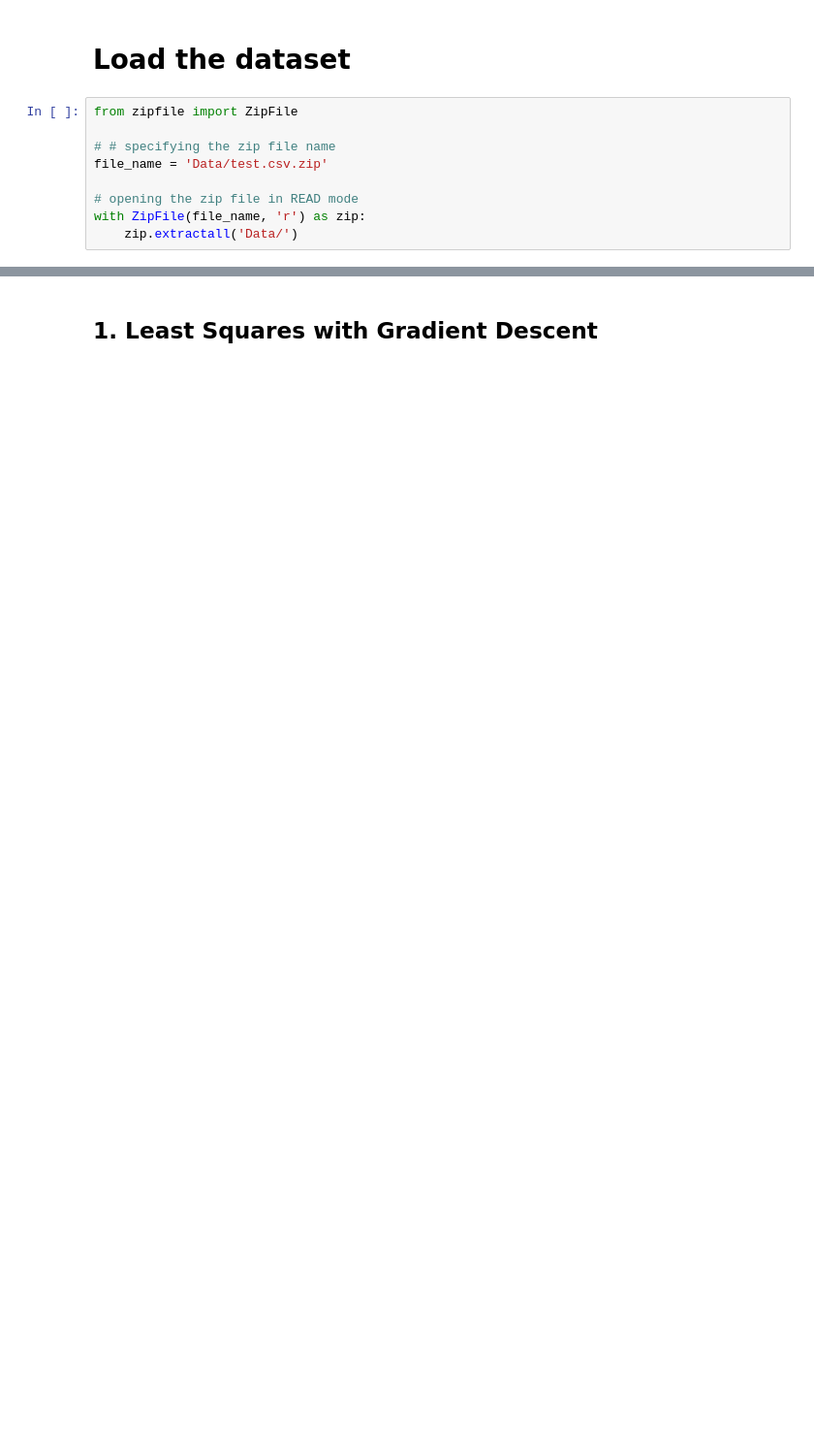
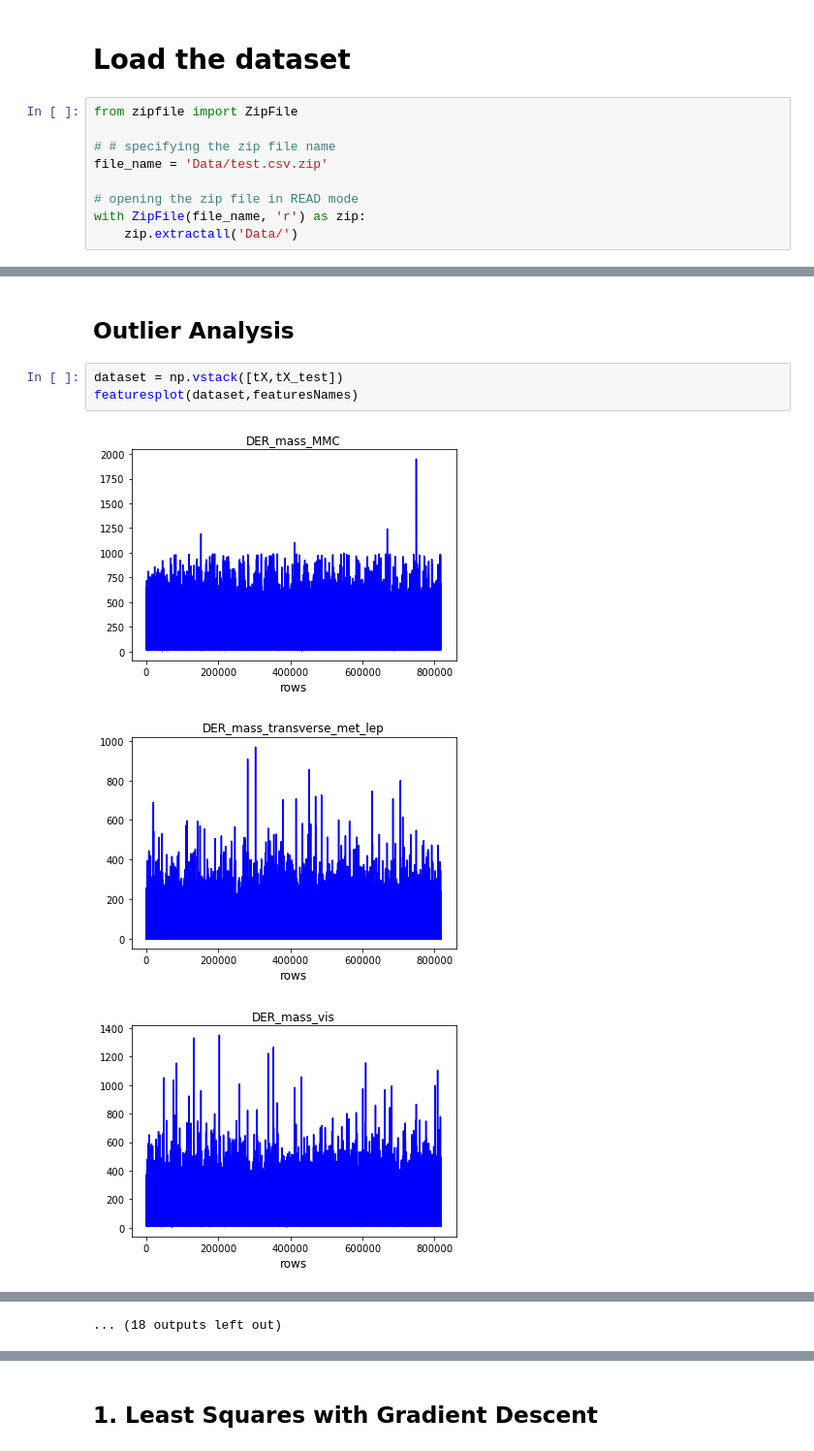
Before and after one commit to riccardocadei/Higgs-Boson-Challange-2020-EPFL, a Jupyter notebook: main.ipynb, the cells around one changed output, grey strips where cells are left out. Shown at 97% size. Saved outputs shown, nothing was run; the diff lists cells and outputs as text; blank space fills up the shorter version.

```diff
--- a/main.ipynb
+++ b/main.ipynb
@@ -27,0 +70,9 @@ _, tX_test, ids_test = load_csv_data('Data/test.csv')
+# %% [markdown]
+## Outlier Analysis
+# %%
+dataset = np.vstack([tX,tX_test])
+featuresplot(dataset,featuresNames)
+# %% [output]
+[figure, added]
+[figure, added]
+[figure, added]
@@ -28 +88,2 @@ _, tX_test, ids_test = load_csv_data('Data/test.csv')
+... (18 outputs left out)
 # %% [markdown]
```
Also changed, not shown: parts of 47 cells of this notebook, 8 other files.
